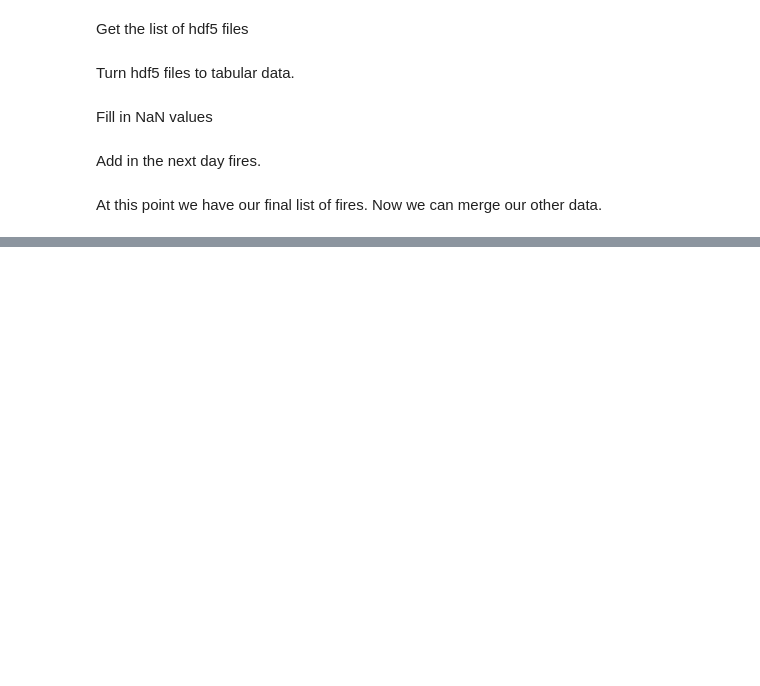
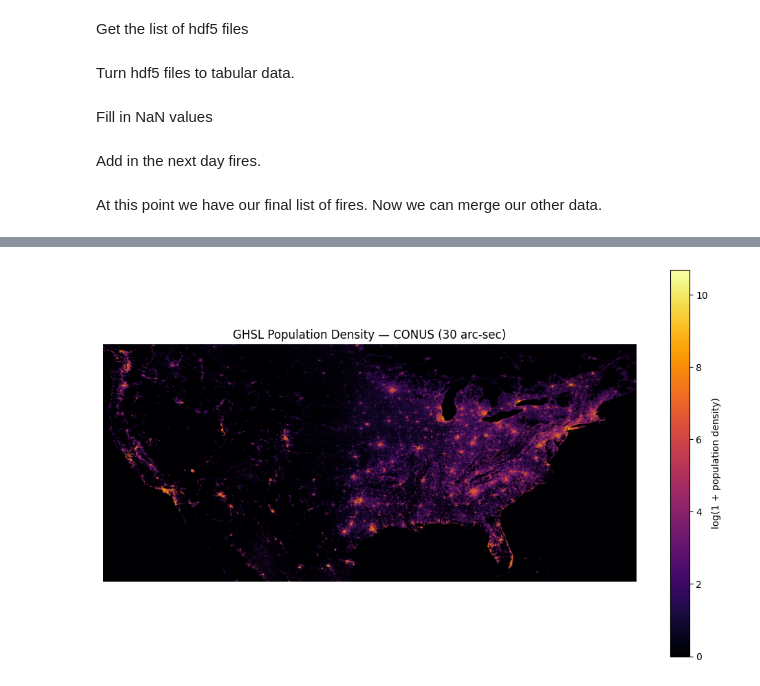
Before and after one commit to lorn-jaeger/wsts-regression, a Jupyter notebook: notebooks/02_processing.ipynb, the cells around one changed output, grey strips where cells are left out. Cells and saved outputs as stored; diff of their text form; code cells hidden in the pictures; blank space fills up the shorter version.

```diff
--- a/notebooks/02_processing.ipynb
+++ b/notebooks/02_processing.ipynb
@@ -123,0 +187,35 @@ KeyboardInterrupt:
+# %%
+import rasterio
+import numpy as np
+import matplotlib.pyplot as plt
+from rasterio.windows import from_bounds
+
+# -----------------------------------------------------------
+# Path to your GHSL raster
+rpath = "../data/ghsl/GHS_POP_E2015_GLOBE_R2023A_4326_30ss_V1_0.tif"
+
+# CONUS bounds in WGS84
+conus_bounds = (-125.0, 24.0, -66.5, 50.0)
+
+# -----------------------------------------------------------
+# Load and window-read only the US region
+with rasterio.open(rpath) as src:
+    window = from_bounds(*conus_bounds, transform=src.transform)
+    arr = src.read(1, window=window).astype(float)
+
+# -----------------------------------------------------------
+# Visualization trick: log-scale stretch to make cities visible
+arr_plot = np.log1p(arr)        # log(1 + x) avoids zeros
+arr_plot[arr == 0] = 0          # keep ocean flat
+
+# -----------------------------------------------------------
+# Plot
+plt.figure(figsize=(10, 6))
+plt.imshow(arr_plot, cmap="inferno", origin="upper")
+plt.colorbar(label="log(1 + population density)")
+plt.title("GHSL Population Density — CONUS (30 arc-sec)")
+plt.axis("off")
+plt.tight_layout()
+plt.show()
+# %% [output]
+[figure, added]
```
Also changed, not shown: parts of 3 cells of this notebook, 6 other files.
